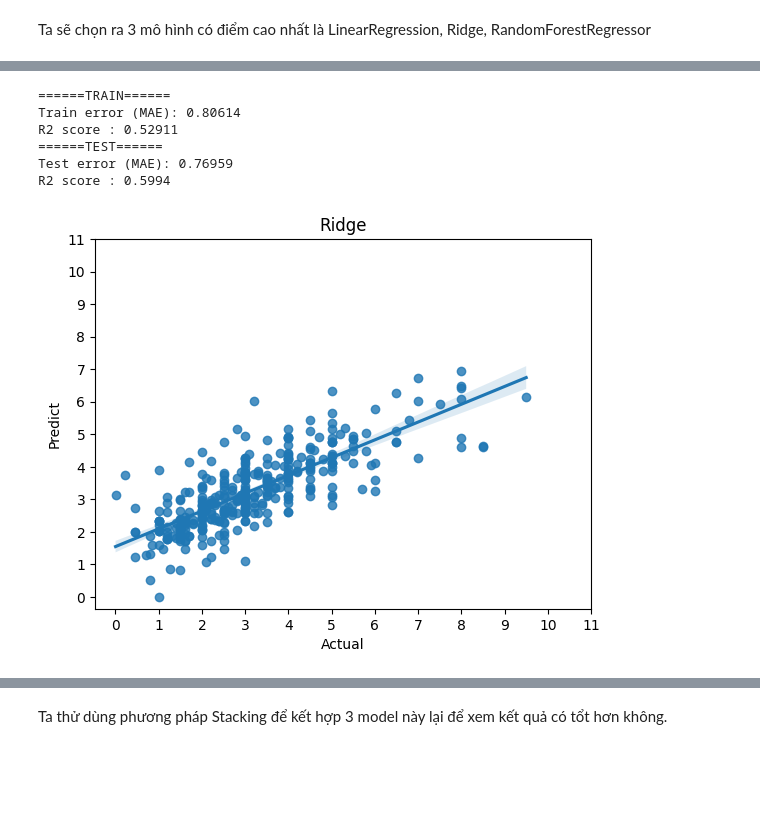
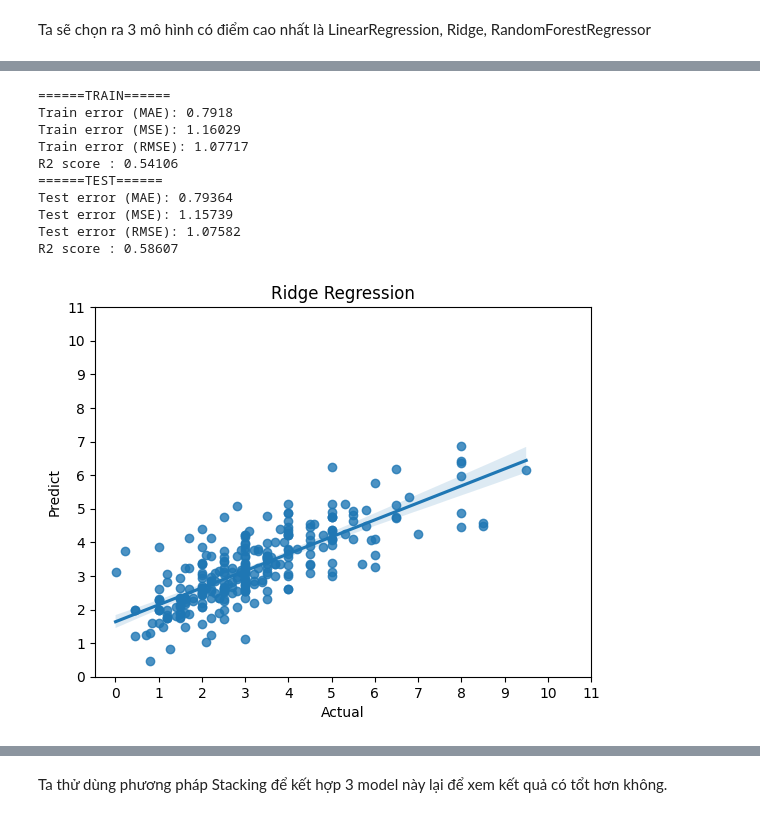
Before and after one commit to flyboy13/NM-KHDL, a Jupyter notebook: project_code/DOAN/Mô hình hoá dữ liệu/buildmodel.ipynb, the cells around one changed output, grey strips where cells are left out. Saved outputs shown, nothing was run; the diff lists cells and outputs as text; code cells hidden in the pictures; blank space fills up the shorter version.

```diff
--- a/project_code/DOAN/Mô hình hoá dữ liệu/buildmodel.ipynb
+++ b/project_code/DOAN/Mô hình hoá dữ liệu/buildmodel.ipynb
@@ -219,0 +255,2 @@ import time
+# %%
+X_train, X_test, y_train, y_test = train_test_split(X, y, test_size=0.25,random_state=42)
@@ -253,5 +267,3 @@ from sklearn.model_selection import cross_val_score
-# %%
-X_train, X_test, y_train, y_test = train_test_split(X, y, test_size=0.33,random_state=42)
 # %%
 model = LinearRegression()
 scores = cross_val_score(model, X_train, y_train, cv=7)
@@ -318,34 +353,46 @@ R2 score : 0.59668
 # %%
 model = Ridge()
 model.fit(X_train,y_train)
 
 print("======TRAIN======")
 y_pre_train = model.predict(X_train)
 score_train = mean_absolute_error(y_train,y_pre_train).round(5)
+mse_score = mean_squared_error(y_train,y_pre_train).round(5)
+rmse = mean_squared_error(y_train,y_pre_train,squared = False).round(5)
 score_r2 = r2_score(y_train,y_pre_train).round(5)
 print("Train error (MAE): {}".format(score_train))
+print("Train error (MSE): {}".format(mse_score))
+print("Train error (RMSE): {}".format(rmse))
 print("R2 score : {}".format(score_r2))
 print("======TEST======")
 y_pre_test = model.predict(X_test)
 score_test = mean_absolute_error(y_test,y_pre_test).round(5)
+mse_score = mean_squared_error(y_test,y_pre_test).round(5)
+rmse = mean_squared_error(y_test,y_pre_test,squared = False).round(5)
 score_r2 = r2_score(y_test,y_pre_test).round(5)
 print("Test error (MAE): {}".format(score_test))
+print("Test error (MSE): {}".format(mse_score))
+print("Test error (RMSE): {}".format(rmse))
 print("R2 score : {}".format(score_r2))
 sns.regplot(x = y_test, y = y_pre_test)
-plt.title('Ridge')
+plt.title('Ridge Regression')
 plt.xlabel('Actual')
 plt.ylabel('Predict')
 plt.xticks(range(0,12,1))
 plt.yticks(range(0,12,1))
 plt.show()
 # %% [output]
 ======TRAIN======
-Train error (MAE): 0.80614
-R2 score : 0.52911
+Train error (MAE): 0.7918
+Train error (MSE): 1.16029
+Train error (RMSE): 1.07717
+R2 score : 0.54106
 ======TEST======
-Test error (MAE): 0.76959
-R2 score : 0.5994
+Test error (MAE): 0.79364
+Test error (MSE): 1.15739
+Test error (RMSE): 1.07582
+R2 score : 0.58607
-[figure, old version]
+[figure, new version]
 # %%
 model = RandomForestRegressor()
 model.fit(X_train,y_train)
```
Also changed, not shown: parts of 35 cells of this notebook.
